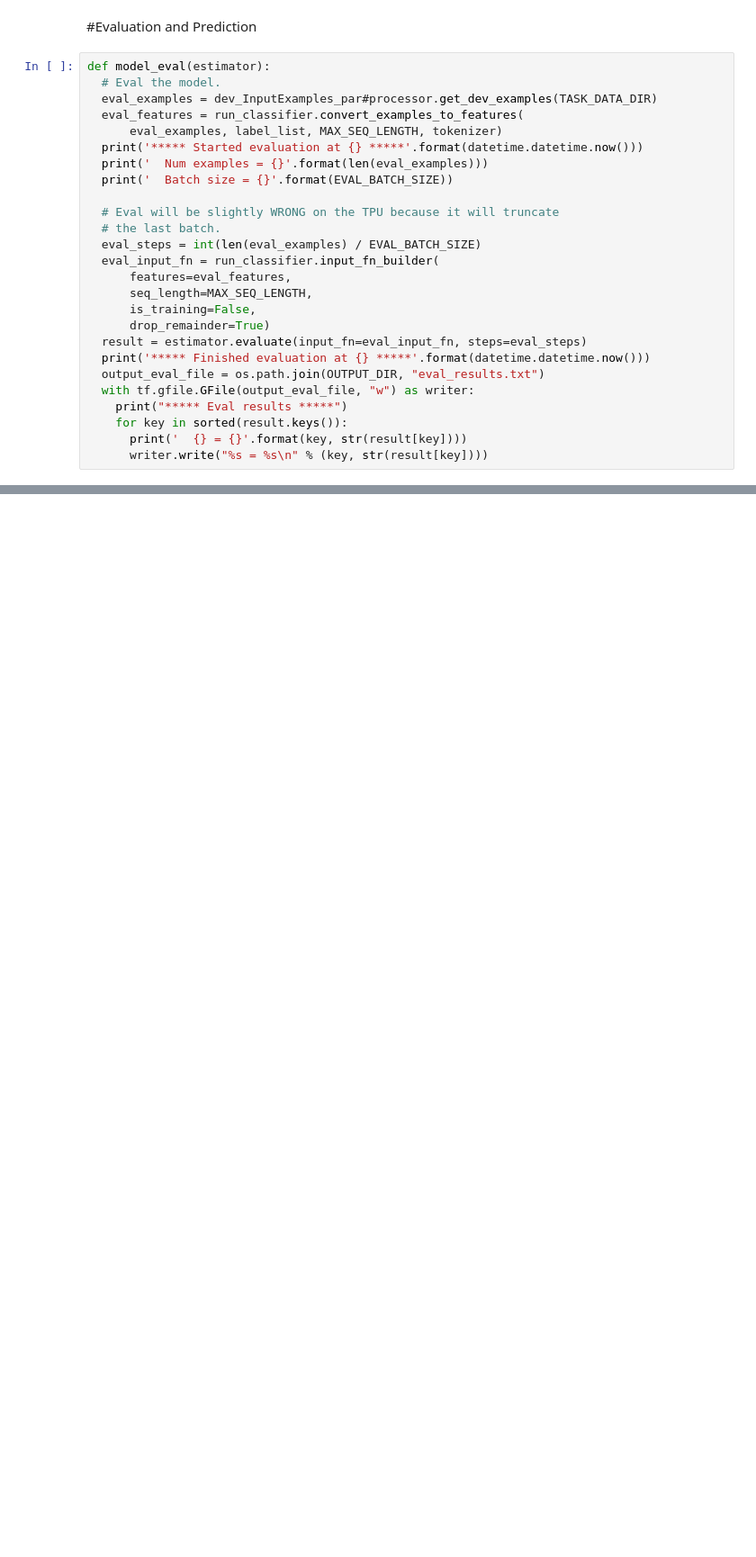
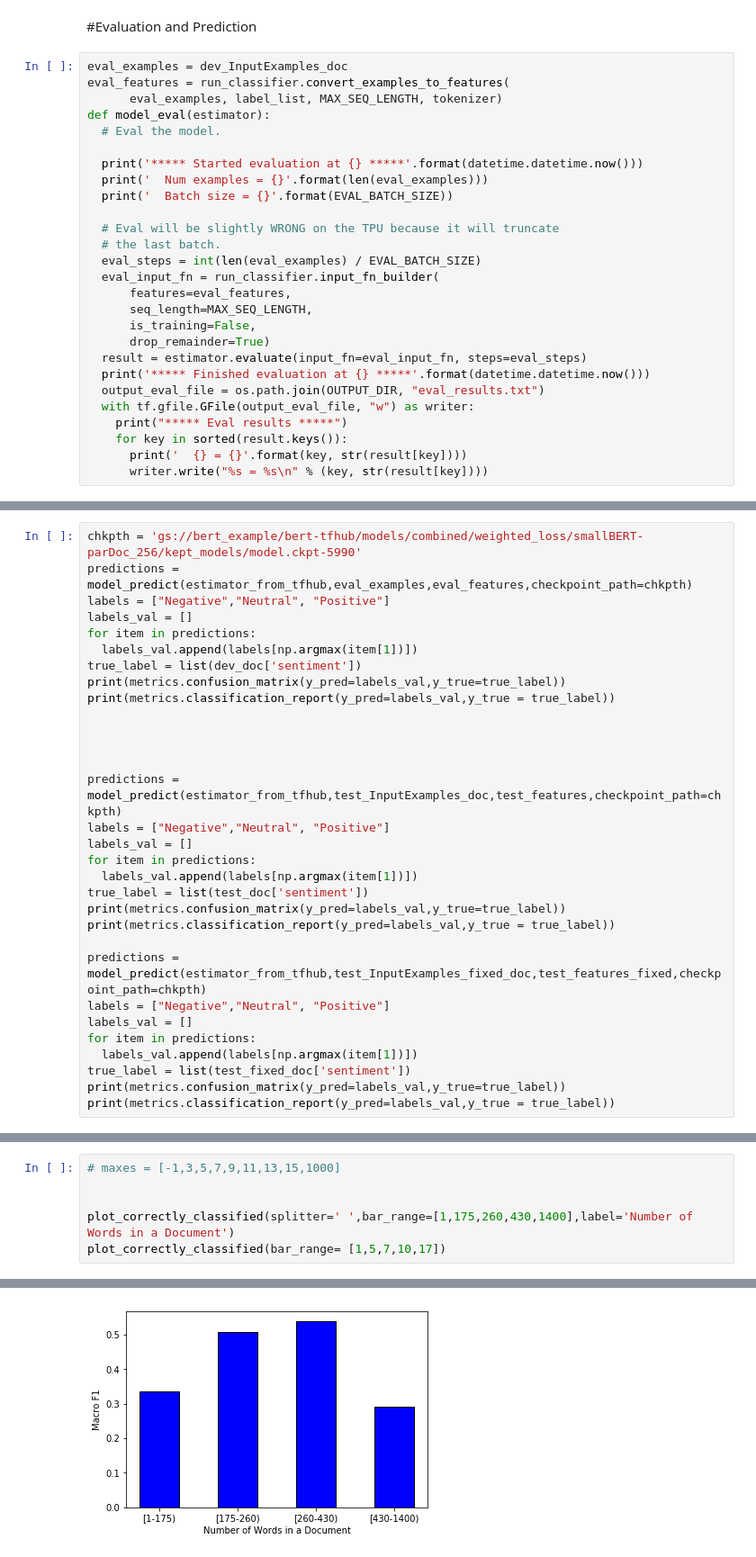
Before and after one commit to MHDBST/BERT_examples, a Jupyter notebook: MyBert_paragraph_document_TPU.ipynb, the cells around one changed output, grey strips where cells are left out. Shown: that part at 90% size. Drawn from its saved outputs; the diff is of its cells as text; blank space fills up the shorter version.

```diff
--- a/MyBert_paragraph_document_TPU.ipynb
+++ b/MyBert_paragraph_document_TPU.ipynb
@@ -528,11 +618,12 @@ I0509 11:31:43.928111 140107810211712 run_classifier.py:466] input_mask: 1 1 1 1
 # %% [markdown]
 #Evaluation and Prediction
 # %%
+eval_examples = dev_InputExamples_doc
+eval_features = run_classifier.convert_examples_to_features(
+      eval_examples, label_list, MAX_SEQ_LENGTH, tokenizer)
 def model_eval(estimator):
   # Eval the model.
-  eval_examples = dev_InputExamples_par#processor.get_dev_examples(TASK_DATA_DIR)
-  eval_features = run_classifier.convert_examples_to_features(
-      eval_examples, label_list, MAX_SEQ_LENGTH, tokenizer)
+
   print('***** Started evaluation at {} *****'.format(datetime.datetime.now()))
   print('  Num examples = {}'.format(len(eval_examples)))
   print('  Batch size = {}'.format(EVAL_BATCH_SIZE))
@@ -606,0 +765,31 @@ I0509 11:52:50.725656 140107810211712 run_classifier.py:466] input_mask: 1 1 1 1
+# %%
+chkpth = 'gs://bert_example/bert-tfhub/models/combined/weighted_loss/smallBERT-parDoc_256/kept_models/model.ckpt-5990'
+predictions = model_predict(estimator_from_tfhub,eval_examples,eval_features,checkpoint_path=chkpth)
+labels = ["Negative","Neutral", "Positive"]
+labels_val = []
+for item in predictions:
+  labels_val.append(labels[np.argmax(item[1])])
+true_label = list(dev_doc['sentiment'])
+print(metrics.confusion_matrix(y_pred=labels_val,y_true=true_label))
+print(metrics.classification_report(y_pred=labels_val,y_true = true_label))
+
+
+
+
+predictions = model_predict(estimator_from_tfhub,test_InputExamples_doc,test_features,checkpoint_path=chkpth)
+labels = ["Negative","Neutral", "Positive"]
+labels_val = []
+for item in predictions:
+  labels_val.append(labels[np.argmax(item[1])])
+true_label = list(test_doc['sentiment'])
+print(metrics.confusion_matrix(y_pred=labels_val,y_true=true_label))
+print(metrics.classification_report(y_pred=labels_val,y_true = true_label))
+
+predictions = model_predict(estimator_from_tfhub,test_InputExamples_fixed_doc,test_features_fixed,checkpoint_path=chkpth)
+labels = ["Negative","Neutral", "Positive"]
+labels_val = []
+for item in predictions:
+  labels_val.append(labels[np.argmax(item[1])])
+true_label = list(test_fixed_doc['sentiment'])
+print(metrics.confusion_matrix(y_pred=labels_val,y_true=true_label))
+print(metrics.classification_report(y_pred=labels_val,y_true = true_label))
@@ -606,0 +963,7 @@ I0509 11:52:50.725656 140107810211712 run_classifier.py:466] input_mask: 1 1 1 1
+# %%
+# maxes = [-1,3,5,7,9,11,13,15,1000]
+
+
+plot_correctly_classified(splitter=' ',bar_range=[1,175,260,430,1400],label='Number of Words in a Document')
+plot_correctly_classified(bar_range= [1,5,7,10,17])
+# %% [output]
@@ -606,0 +987 @@ I0509 11:52:50.725656 140107810211712 run_classifier.py:466] input_mask: 1 1 1 1
+[figure, added]
```
Also changed, not shown: parts of 37 cells of this notebook.
